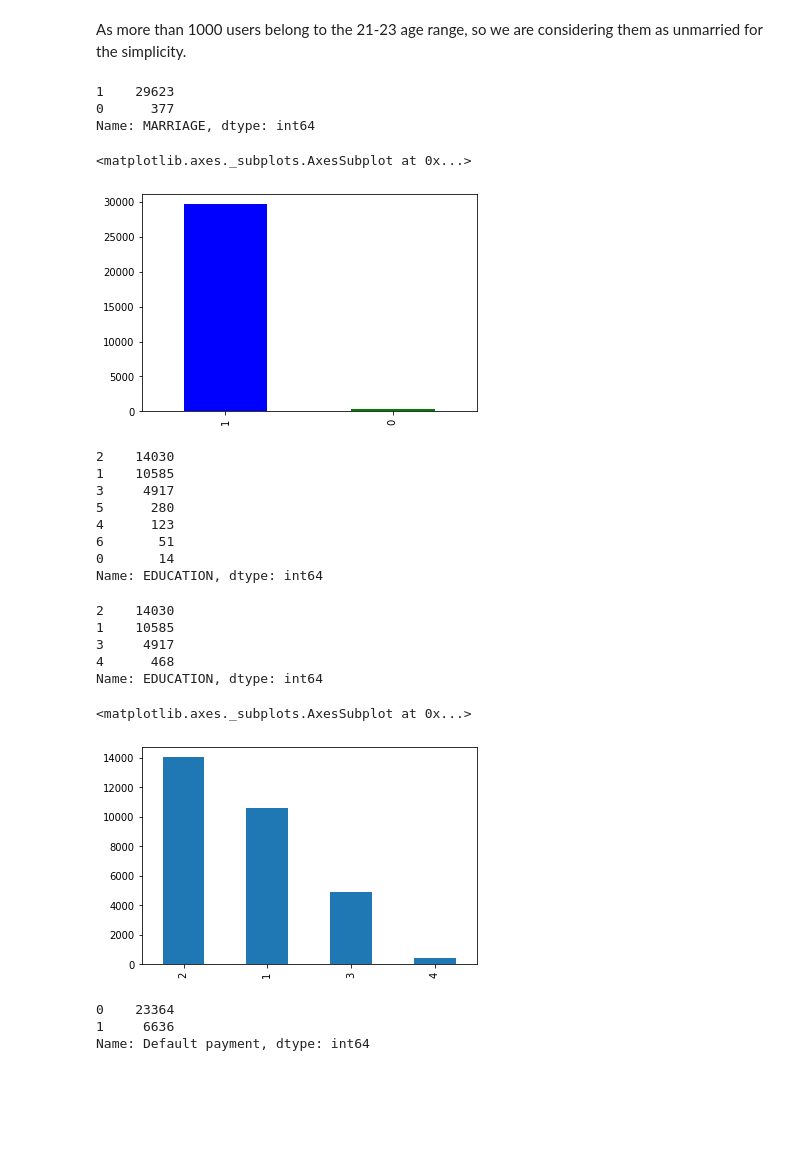
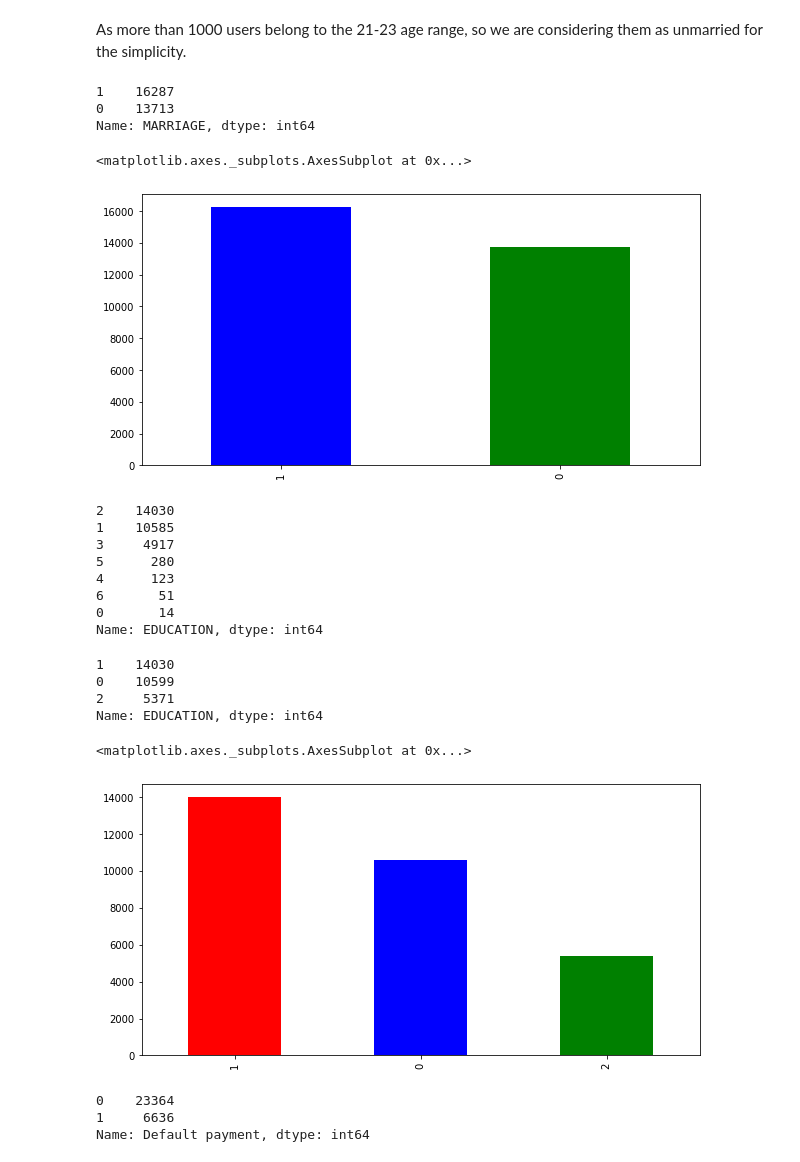
Before and after one commit to Priyabrat845/Credit-Card-Default-Prediction-, a Jupyter notebook: Credit_Card_Default_Prediction_Capstone_Project.ipynb, the cells around one changed output. Saved outputs shown, nothing was run; the diff lists cells and outputs as text; code cells hidden in the pictures; blank space fills up the shorter version.

```diff
--- a/Credit_Card_Default_Prediction_Capstone_Project.ipynb
+++ b/Credit_Card_Default_Prediction_Capstone_Project.ipynb
@@ -210,17 +218,17 @@ Name: AGE, dtype: int64
 # %% [markdown]
 As more than 1000 users belong to the 21-23 age range, so we are considering them as unmarried for the simplicity.
 # %%
-dataset['MARRIAGE']= dataset['MARRIAGE'].replace({3:0,2:1})
+dataset['MARRIAGE']= dataset['MARRIAGE'].replace({3:1,2:1,1:0})
 dataset['MARRIAGE'].value_counts()
 # %% [output]
-1    29623
-0      377
+1    16287
+0    13713
 Name: MARRIAGE, dtype: int64
 # %%
 dataset['MARRIAGE'].value_counts().plot.bar(color=['blue','green'])
 # %% [output]
 <matplotlib.axes._subplots.AxesSubplot at 0x...>
-[figure, old version]
+[figure, new version]
 # %%
 dataset['EDUCATION'].value_counts()
 # %% [output]
@@ -234,19 +242,18 @@ dataset['EDUCATION'].value_counts()
 Name: EDUCATION, dtype: int64
 # %%
 #Education (1 = graduate school; 2 = university; 3 = high school; 4 = others).
-dataset['EDUCATION']= dataset['EDUCATION'].replace({5:4,6:4,0:4})
+dataset['EDUCATION']= dataset['EDUCATION'].replace({1:0,2:1,3:2,4:2,5:2,6:2})
 dataset['EDUCATION'].value_counts()
 # %% [output]
-2    14030
-1    10585
-3     4917
-4      468
+1    14030
+0    10599
+2     5371
 Name: EDUCATION, dtype: int64
 # %%
-dataset['EDUCATION'].value_counts().plot.bar()
+dataset['EDUCATION'].value_counts().plot.bar(color=['red','blue','green'])
 # %% [output]
 <matplotlib.axes._subplots.AxesSubplot at 0x...>
-[figure, old version]
+[figure, new version]
 # %%
 dataset['Default payment'].value_counts()
 # %% [output]
```
Also changed, not shown: parts of 35 cells of this notebook.
